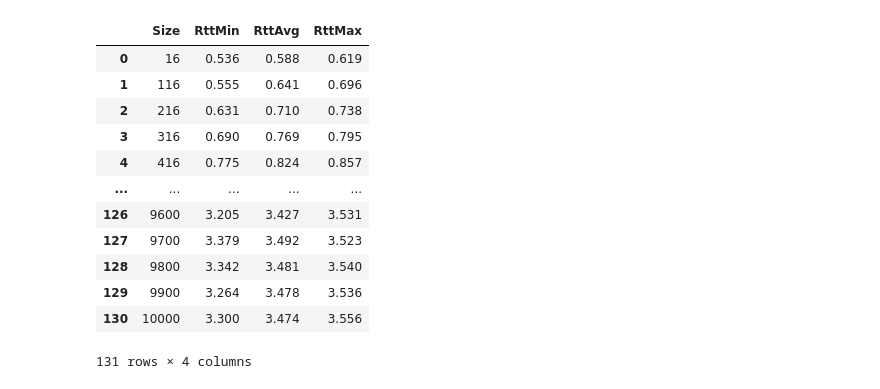
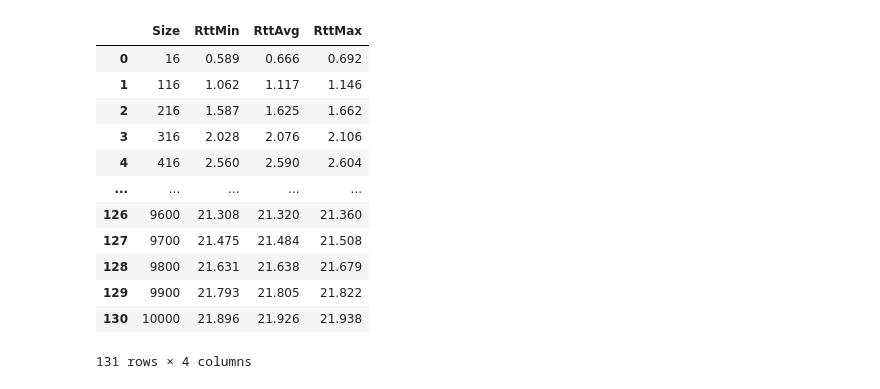
Before and after one commit to LilloBarilotto/LabInternet2022, a Jupyter notebook: Report2_Test_Ping_Plots/plot_try copy.ipynb, the cells around one changed output. Drawn from its saved outputs; the diff is of its cells as text; code cells hidden in the pictures.

Commit message:
mod notebook and add new Report folder

```diff
--- a/Report2_Test_Ping_Plots/plot_try copy.ipynb
+++ b/Report2_Test_Ping_Plots/plot_try copy.ipynb
@@ -5,21 +5,21 @@ import numpy as np
 import plotly.express as px
 # %%
 #IMPORT DEI DATI
-df= pd.read_csv('https://github.com/LilloBarilotto/LabInternet2022/blob/main/Report2_Test_Ping_Plots/Data_txt/100Switch.txt?raw=true',delimiter=' ')
+df= pd.read_csv('https://github.com/LilloBarilotto/LabInternet2022/blob/main/Report2_Test_Ping_Plots/Data_txt/10Mbitdiretto.txt?raw=true',delimiter=' ')
 df
 # %% [output]
 |  | Size | RttMin | RttAvg | RttMax |
-| 0 | 16 | 0.536 | 0.588 | 0.619 |
-| 1 | 116 | 0.555 | 0.641 | 0.696 |
-| 2 | 216 | 0.631 | 0.710 | 0.738 |
-| 3 | 316 | 0.690 | 0.769 | 0.795 |
-| 4 | 416 | 0.775 | 0.824 | 0.857 |
+| 0 | 16 | 0.589 | 0.666 | 0.692 |
+| 1 | 116 | 1.062 | 1.117 | 1.146 |
+| 2 | 216 | 1.587 | 1.625 | 1.662 |
+| 3 | 316 | 2.028 | 2.076 | 2.106 |
+| 4 | 416 | 2.560 | 2.590 | 2.604 |
 | ... | ... | ... | ... | ... |
-| 126 | 9600 | 3.205 | 3.427 | 3.531 |
-| 127 | 9700 | 3.379 | 3.492 | 3.523 |
-| 128 | 9800 | 3.342 | 3.481 | 3.540 |
-| 129 | 9900 | 3.264 | 3.478 | 3.536 |
-| 130 | 10000 | 3.300 | 3.474 | 3.556 |
+| 126 | 9600 | 21.308 | 21.320 | 21.360 |
+| 127 | 9700 | 21.475 | 21.484 | 21.508 |
+| 128 | 9800 | 21.631 | 21.638 | 21.679 |
+| 129 | 9900 | 21.793 | 21.805 | 21.822 |
+| 130 | 10000 | 21.896 | 21.926 | 21.938 |
 131 rows × 4 columns
 # %%
 #Definizioni per RTT
```
Also changed, not shown: parts of 4 cells of this notebook.
